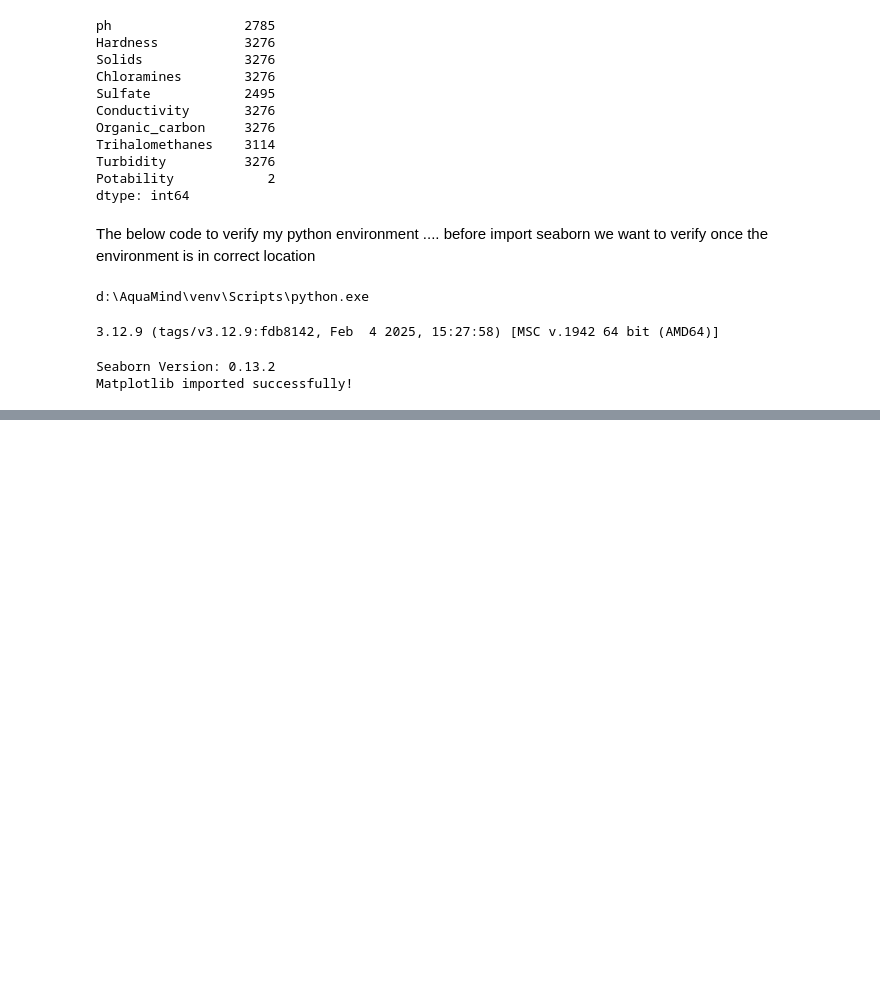
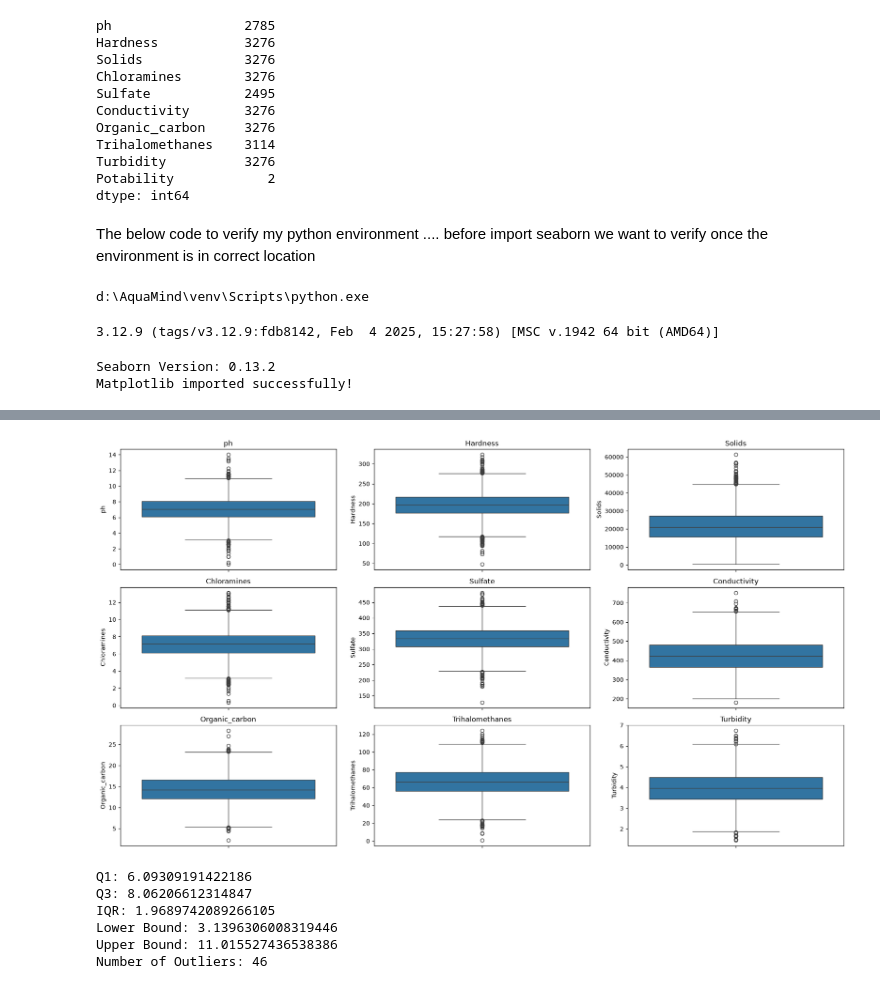
Before and after one commit to Praveen420-DS/AquaMind, a Jupyter notebook: notebooks/01_water_quality_eda.ipynb, the cells around one changed output, grey strips where cells are left out. Cells and saved outputs as stored; diff of their text form; code cells hidden in the pictures; blank space fills up the shorter version.

```diff
--- a/notebooks/01_water_quality_eda.ipynb
+++ b/notebooks/01_water_quality_eda.ipynb
@@ -133,0 +168,45 @@ Matplotlib imported successfully!
+# %%
+# ==========================================
+# Visualization 3: Box Plots
+# Purpose:
+# To identify outliers and understand the spread of each feature.
+# ==========================================
+
+import matplotlib.pyplot as plt
+import seaborn as sns
+
+plt.figure(figsize=(18, 10))
+
+for i, column in enumerate(df.columns[:-1], 1):   # Exclude Potability
+    plt.subplot(3, 3, i)
+    sns.boxplot(y=df[column])
+    plt.title(column)
+
+plt.tight_layout()
+plt.show()
+# %% [output]
+[figure, added]
+# %%
+Q1 = df["ph"].quantile(0.25)
+Q3 = df["ph"].quantile(0.75)
+IQR = Q3 - Q1
+
+lower = Q1 - 1.5 * IQR
+upper = Q3 + 1.5 * IQR
+
+print("Q1:", Q1)
+print("Q3:", Q3)
+print("IQR:", IQR)
+print("Lower Bound:", lower)
+print("Upper Bound:", upper)
+
+outliers = df[(df["ph"] < lower) | (df["ph"] > upper)]
+
+print("Number of Outliers:", len(outliers))
+# %% [output]
+Q1: 6.09309191422186
+Q3: 8.06206612314847
+IQR: 1.9689742089266105
+Lower Bound: 3.1396306008319446
+Upper Bound: 11.015527436538386
+Number of Outliers: 46
```
Also changed, not shown: parts of 4 cells of this notebook.
